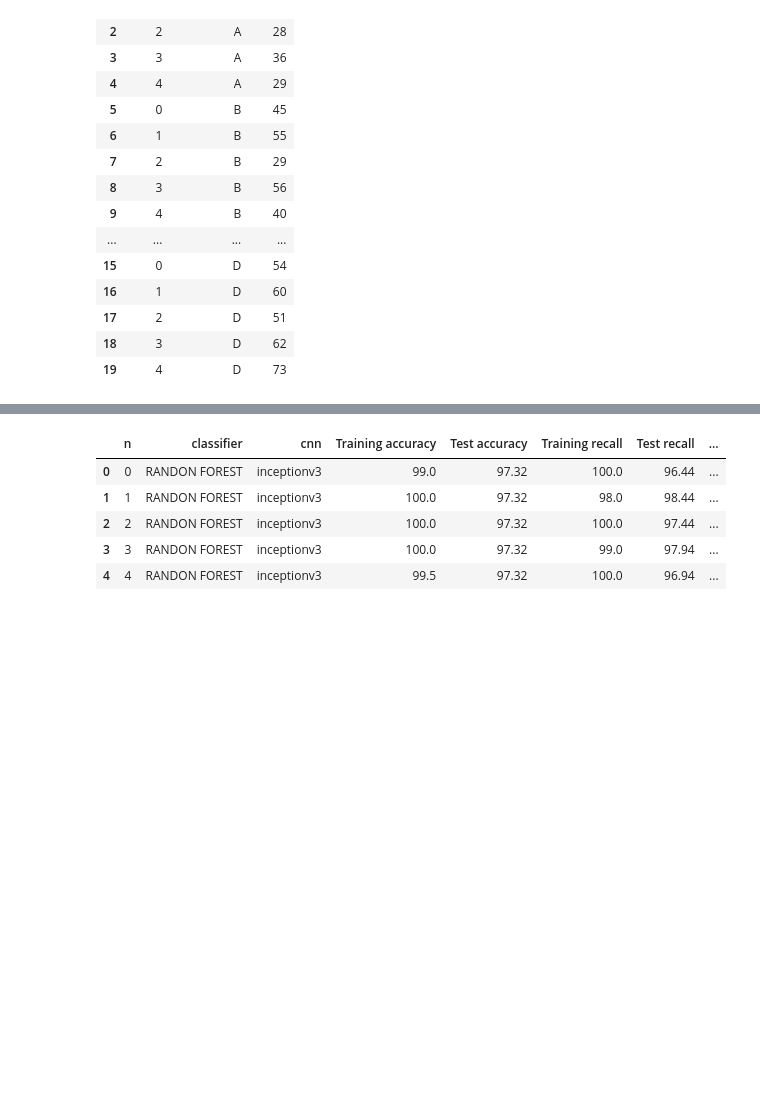
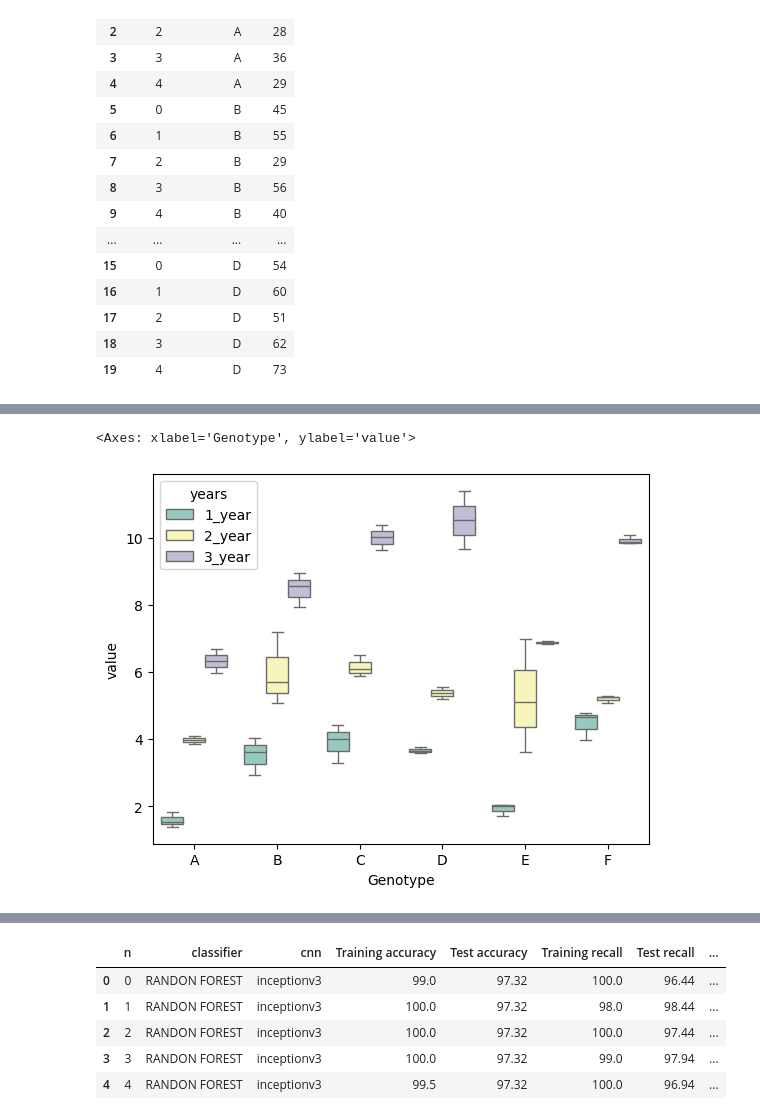
Before and after one commit to leandrobmarinho/statistical-tests, a Jupyter notebook: notebook/statistical_tests_1.ipynb, the cells around one changed output, grey strips where cells are left out. Saved outputs shown, nothing was run; the diff lists cells and outputs as text; code cells hidden in the pictures; blank space fills up the shorter version.

```diff
--- a/notebook/statistical_tests.ipynb
+++ b/notebook/statistical_tests_1.ipynb
@@ -203,0 +344,12 @@ df_melt
+# %%
+import pandas as pd
+import seaborn as sns
+# load data file
+d = pd.read_csv("https://reneshbedre.github.io/assets/posts/anova/twowayanova.txt", sep="\t")
+# reshape the d dataframe suitable for statsmodels package
+# you do not need to reshape if your data is already in stacked format. Compare d and d_melt tables for detail
+# understanding
+d_melt = pd.melt(d, id_vars=['Genotype'], value_vars=['1_year', '2_year', '3_year'])
+# replace column names
+d_melt.columns = ['Genotype', 'years', 'value']
+d_melt.head()
@@ -203,0 +363,7 @@ df_melt
+# %%
+# generate a boxplot to see the data distribution by genotypes and years. Using boxplot, we can easily detect the
+# differences between different groups
+sns.boxplot(x="Genotype", y="value", hue="years", data=d_melt, palette="Set3")
+# %% [output]
+<Axes: xlabel='Genotype', ylabel='value'>
+[figure, added]
```
Also changed, not shown: parts of 14 cells of this notebook, 9 other files.
